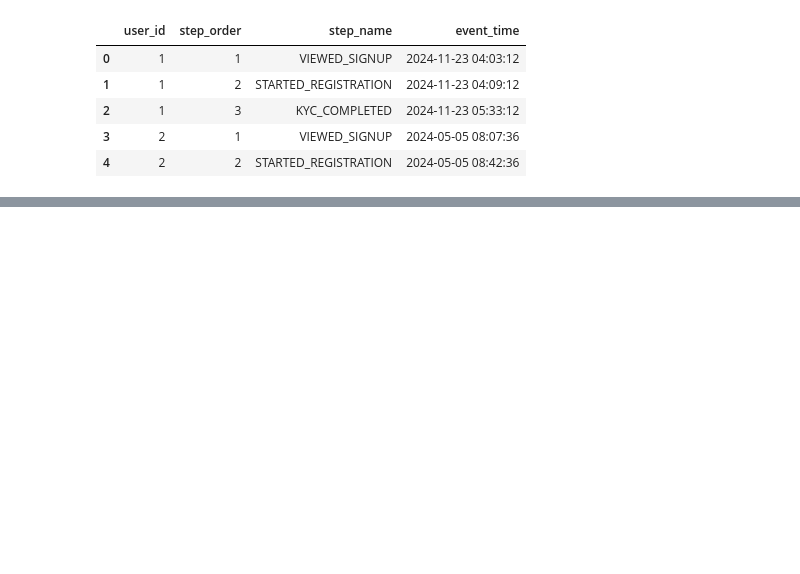
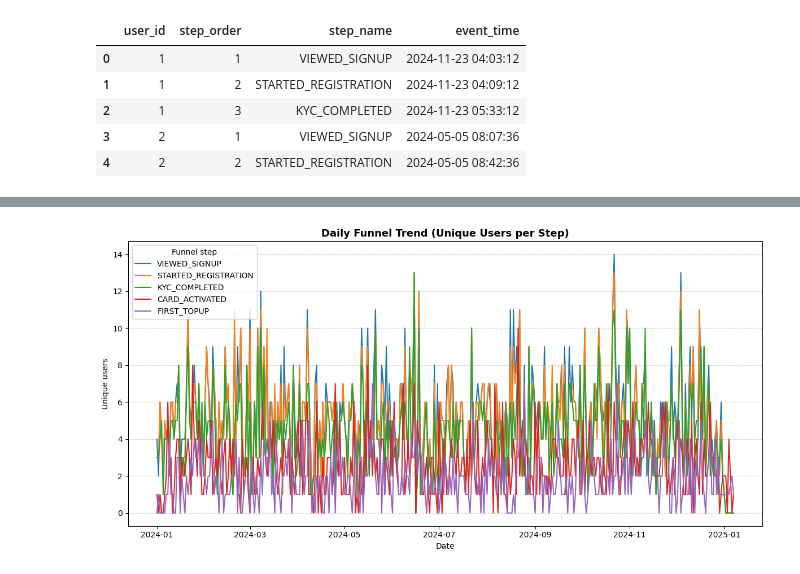
Before and after one commit to sadzo/revolut-growth-analytics, a Jupyter notebook: notebooks/onboarding_funnel_analysis.ipynb, the cells around one changed output, grey strips where cells are left out. Saved outputs shown, nothing was run; the diff lists cells and outputs as text; code cells hidden in the pictures; blank space fills up the shorter version.

```diff
--- a/notebooks/onboarding_funnel_analysis.ipynb
+++ b/notebooks/onboarding_funnel_analysis.ipynb
@@ -53,0 +253,56 @@ fct_funnel.head()
+# %%
+# =====================================================================
+# Visual 3: Daily funnel trend (unique users per step per day)
+#
+# Tables used:
+# - fct_funnel: per-user funnel events over time
+#
+# Business questions answered:
+# - Are funnel steps stable or changing over time?
+# - Do product launches or issues show up as spikes or drops in certain steps?
+#
+# Intuition:
+# - For each day and each step_name, count unique users.
+# - Each line in the plot corresponds to one funnel step over time.
+#
+# How this could be made more advanced:
+# - Add rolling averages (e.g. 7-day moving average) to smooth noise.
+# - Compare different time periods (before vs after a feature launch).
+# - Filter to specific segments (country, device, marketing channel).
+# =====================================================================
+
+# Extract date from event_time (drop the time of day)
+fct_funnel["event_date"] = fct_funnel["event_time"].dt.date
+
+# Group by date and step_name, count unique users, and unstack to columns
+daily_funnel = (
+    fct_funnel.groupby(["event_date", "step_name"])["user_id"]
+    .nunique()
+    .unstack(fill_value=0)
+    .reindex(columns=funnel_order, fill_value=0)  # keep funnel order of steps
+)
+
+# Create line chart with one line per funnel step
+plt.figure(figsize=(12, 6))
+ax = plt.gca()
+
+for col in daily_funnel.columns:
+    ax.plot(daily_funnel.index, daily_funnel[col], linewidth=1.5, label=col)
+
+# Titles and labels
+ax.set_title("Daily Funnel Trend (Unique Users per Step)", fontsize=13, fontweight="bold")
+ax.set_xlabel("Date")
+ax.set_ylabel("Unique users")
+ax.legend(title="Funnel step")
+ax.grid(axis="y", linestyle="--", alpha=0.5)
+
+# Clean layout
+plt.tight_layout()
+
+# Save visual for README
+plt.savefig(images_dir / "03_funnel_daily_trend.png", dpi=200, bbox_inches="tight")
+
+# Show plot
+plt.show()
+# %% [output]
+[figure, added]
```
Also changed, not shown: parts of 10 cells of this notebook, 13 other files.
